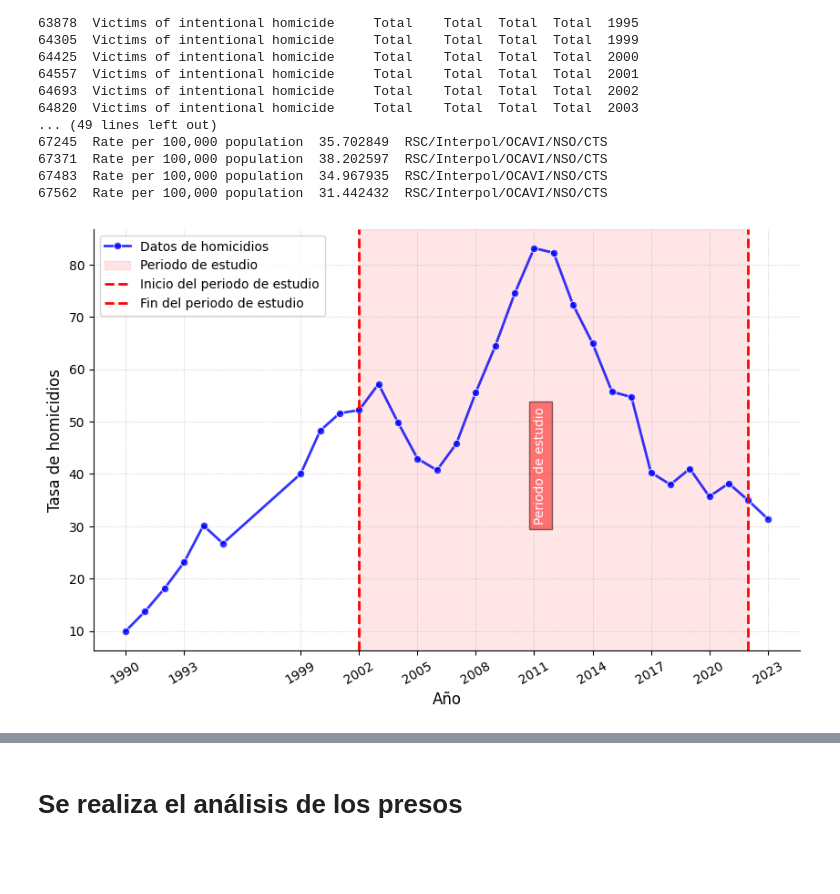
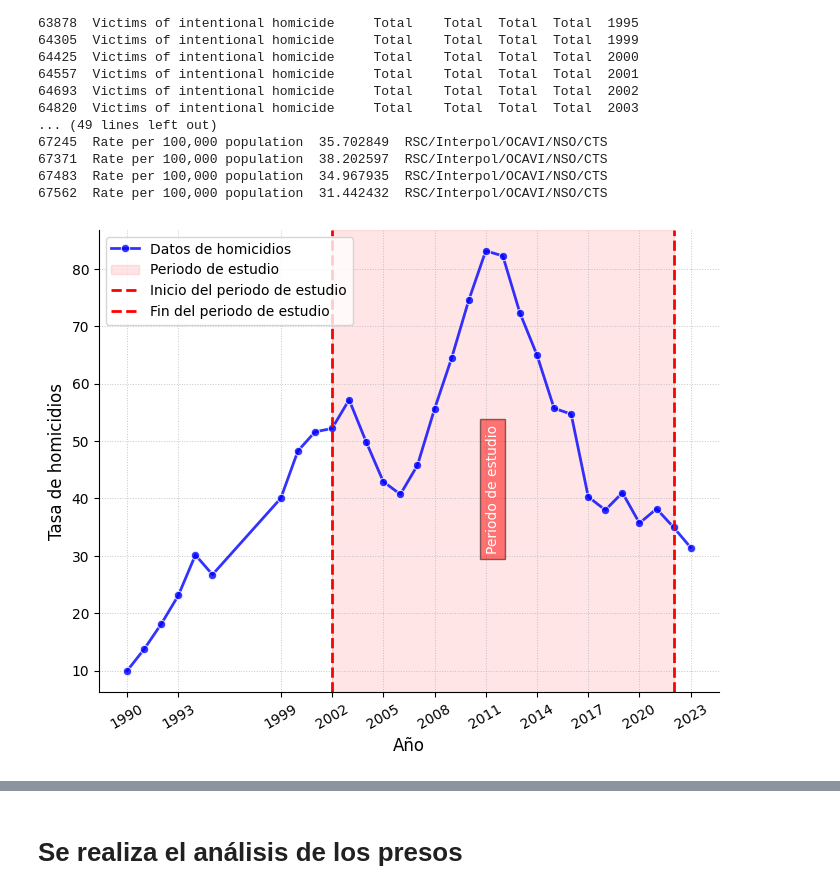
Before and after one commit to lehcimhdz/eda_honduras, a Jupyter notebook: eda_honduras_descriptivo.ipynb, the cells around one changed output, grey strips where cells are left out. Drawn from its saved outputs; the diff is of its cells as text; code cells hidden in the pictures; blank space fills up the shorter version.

```diff
--- a/eda_honduras_descriptivo.ipynb
+++ b/eda_honduras_descriptivo.ipynb
@@ -278,35 +280,37 @@ print(homicidios_total)
 67483  Rate per 100,000 population  34.967935  RSC/Interpol/OCAVI/NSO/CTS
 67562  Rate per 100,000 population  31.442432  RSC/Interpol/OCAVI/NSO/CTS
 # %%
-plt.figure(figsize=(10, 6))
+plt.figure(figsize=(8, 6))
+
 sns.lineplot(x='Year', y='VALUE', data=homicidios_total,
              alpha=0.8, color='blue', linewidth=2, marker='o', label='Datos de homicidios')
 
 #plt.title('Tasa de homicidios en Honduras (1990-2022)', fontsize=14, fontweight='bold')
 plt.xlabel('Año', fontsize=12)
 plt.ylabel('Tasa de homicidios', fontsize=12)
 
 plt.grid(True, linestyle=':', linewidth=0.7, alpha=0.7)
 
 plt.axvspan(2002, 2022, color='red', alpha=0.1, label='Periodo de estudio')
 
 plt.axvline(x=2002, color='red', linestyle='--', linewidth=2, label='Inicio del periodo de estudio')
 plt.axvline(x=2022, color='red', linestyle='--', linewidth=2, label='Fin del periodo de estudio')
 
 plt.text(x=2011, y=homicidios_total['VALUE'].max() * 0.5,
          s='Periodo de estudio', color='white', fontsize=10, rotation=90,
          va='center', bbox=dict(facecolor='red', alpha=0.5))
 
 years = sorted(homicidios_total['Year'].unique())
 plt.xticks(ticks=years[::3], rotation=30, fontsize=10)
 plt.yticks(fontsize=10)
 
 plt.gca().spines['top'].set_visible(False)
 plt.gca().spines['right'].set_visible(False)
 
 plt.legend()
 
+plt.savefig('gráficas_descriptivas/homicidios_periodo.png', dpi=300)
 plt.show()
 # %% [output]
-[figure, old version]
+[figure, new version]
 # %%
```
Also changed, not shown: parts of 4 cells of this notebook, 7 other files.
